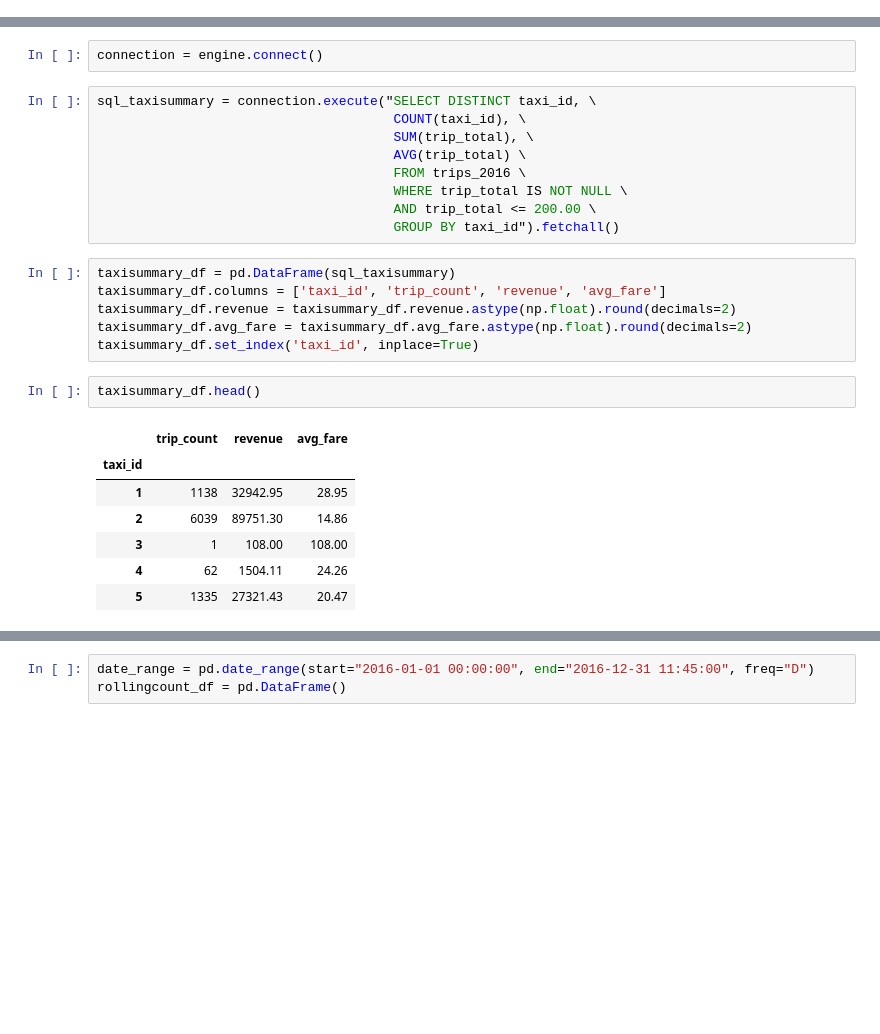
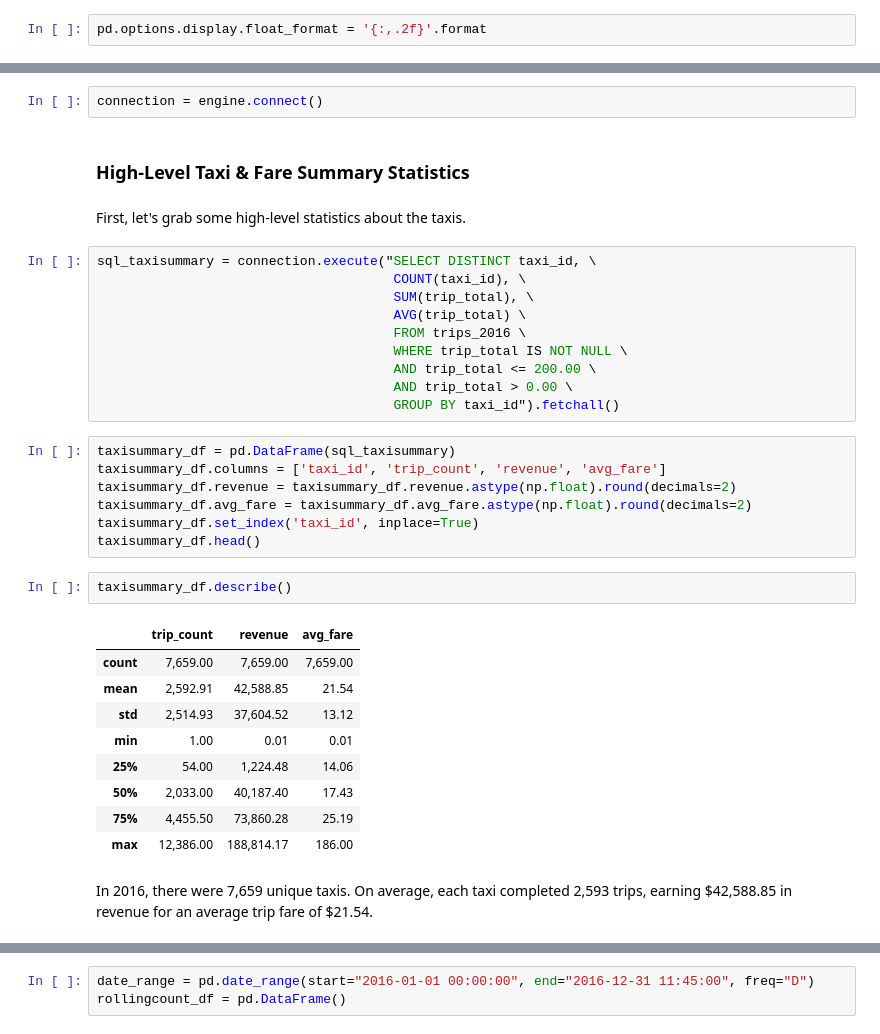
Before and after one commit to byronhousten/chicago_taxi_trips, a Jupyter notebook: data_story.ipynb, the cells around one changed output, grey strips where cells are left out. Cells and saved outputs as stored; diff of their text form; blank space fills up the shorter version.

```diff
--- a/data_story.ipynb
+++ b/data_story.ipynb
@@ -11,0 +23,2 @@ from sqlalchemy import create_engine, MetaData, Table
+# %%
+pd.options.display.float_format = '{:,.2f}'.format
@@ -16,6 +33,10 @@ engine = create_engine('postgresql://postgres:****@localhost:5432/chicago_taxi_d
 metadata = MetaData(bind=engine)
 # %%
 connection = engine.connect()
+# %% [markdown]
+### High-Level Taxi & Fare Summary Statistics
+# %% [markdown]
+First, let's grab some high-level statistics about the taxis.
 # %%
 sql_taxisummary = connection.execute("SELECT DISTINCT taxi_id, \
                                       COUNT(taxi_id), \
@@ -24,6 +45,7 @@ sql_taxisummary = connection.execute("SELECT DISTINCT taxi_id, \
                                       FROM trips_2016 \
                                       WHERE trip_total IS NOT NULL \
                                       AND trip_total <= 200.00 \
+                                      AND trip_total > 0.00 \
                                       GROUP BY taxi_id").fetchall()
 # %%
 taxisummary_df = pd.DataFrame(sql_taxisummary)
@@ -31,13 +53,18 @@ taxisummary_df.columns = ['taxi_id', 'trip_count', 'revenue', 'avg_fare']
 taxisummary_df.revenue = taxisummary_df.revenue.astype(np.float).round(decimals=2)
 taxisummary_df.avg_fare = taxisummary_df.avg_fare.astype(np.float).round(decimals=2)
 taxisummary_df.set_index('taxi_id', inplace=True)
+taxisummary_df.head()
 # %%
-taxisummary_df.head()
+taxisummary_df.describe()
 # %% [output]
 |  | trip_count | revenue | avg_fare |
-| taxi_id |  |  |  |
-| 1 | 1138 | 32942.95 | 28.95 |
-| 2 | 6039 | 89751.30 | 14.86 |
-| 3 | 1 | 108.00 | 108.00 |
-| 4 | 62 | 1504.11 | 24.26 |
-| 5 | 1335 | 27321.43 | 20.47 |
+| count | 7,659.00 | 7,659.00 | 7,659.00 |
+| mean | 2,592.91 | 42,588.85 | 21.54 |
+| std | 2,514.93 | 37,604.52 | 13.12 |
+| min | 1.00 | 0.01 | 0.01 |
+| 25% | 54.00 | 1,224.48 | 14.06 |
+| 50% | 2,033.00 | 40,187.40 | 17.43 |
+| 75% | 4,455.50 | 73,860.28 | 25.19 |
+| max | 12,386.00 | 188,814.17 | 186.00 |
+# %% [markdown]
+In 2016, there were 7,659 unique taxis. On average, each taxi completed 2,593 trips, earning \$42,588.85 in revenue for an average trip fare of \$21.54.
```
Also changed, not shown: parts of 32 cells of this notebook.
